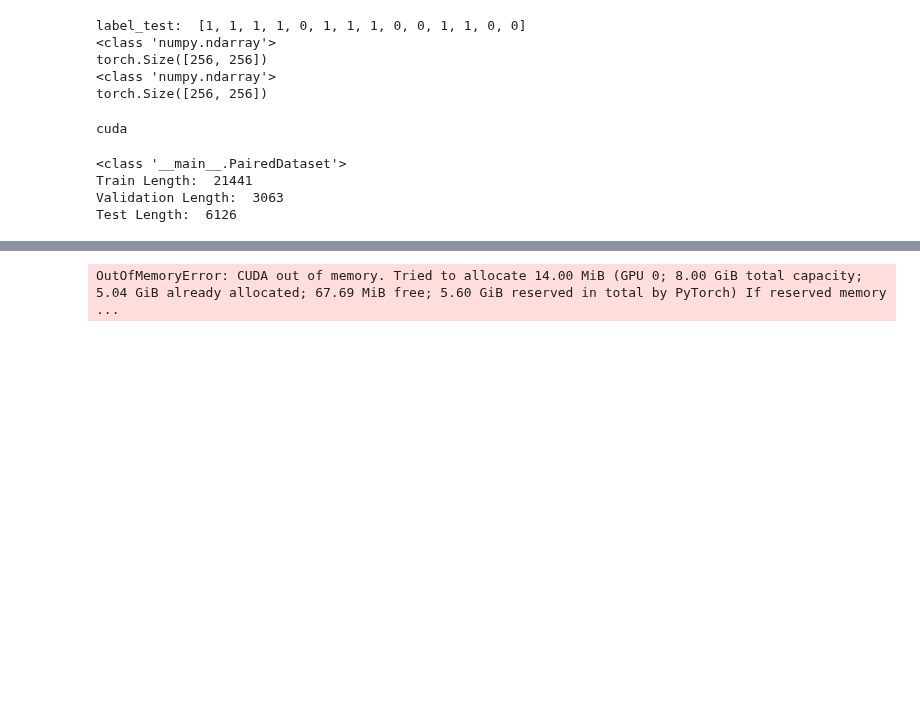
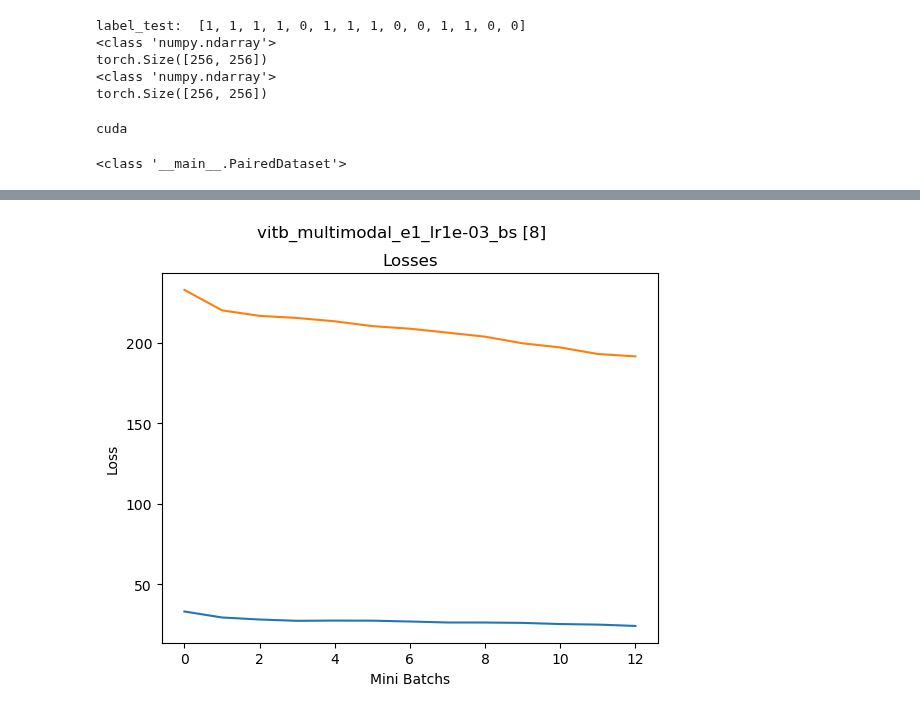
Before and after one commit to MattanTseng/ME_592_Final_Project, a Jupyter notebook: Pre_Trained_Model/hyperparameter_optimization_multimodal.ipynb, the cells around one changed output, grey strips where cells are left out. Drawn from its saved outputs; the diff is of its cells as text; code cells hidden in the pictures; blank space fills up the shorter version.

Commit message:
cleaned multimodal

```diff
--- a/Pre_Trained_Model/hyperparameter_optimization_multimodal.ipynb
+++ b/Pre_Trained_Model/hyperparameter_optimization_multimodal.ipynb
@@ -234,7 +175,7 @@ def transform_val(input):
         x = 1.0
     return x
 # %%
-def train_model(train_dataset, validation_dataset,config, benchmark=0.33):
+def train_model(pairDataset,config, benchmark=0.33):
     # now let's train this thing.
 
     #batchsize = 2
@@ -344,6 +285,26 @@ def train_model(train_dataset, validation_dataset,config, benchmark=0.33):
     print("Elapsed Training Time: ", datetime.timedelta(seconds = train_time))
     print('Finished Training')
 
+    #model_name= "vitb_model_e" + str(epochs) + f"_drop{dropout:.0e}" + f"_lr{learning_rate:.0e}" + "_bs "+ str(batch_size)
+    model_name= "vitb_multimodal_e" + str(epochs) + f"_lr{learning_rate:.0e}" + "_bs "+ str(batch_size)
+    model_filepath="../Logging/" + model_name + ".pth"
+
+    figure_path="../Logging/" + model_name + ".png"
+
+    print(model_filepath)
+
+    torch.save(testModel.state_dict(), model_filepath)
+
+    fig, axs = plt.subplots()
+    axs.plot(training_losses)
+    axs.plot(validation_losses)
+    axs.set_title("Losses")
+    axs.set_xlabel("Mini Batchs")
+    axs.set_ylabel("Loss")
+
+    fig.suptitle(model_name)
+    plt.savefig(figure_path, dpi=300)
+
     testModel.eval()
     total = 0.0
     v_corc_arr = np.zeros((1,14))
@@ -380,27 +341,24 @@ pairDataset = PairedDataset(pairCSV, root_dir=root_path, label_col="EncodedLabel
 print(type(pairDataset))
 
 # split into test train validate
-train_size = int(0.7 * len(pairDataset))
-val_size = int(0.1 * len(pairDataset))
-test_size = int(0.2 * len(pairDataset))
+#train_size = int(0.7 * len(pairDataset))
+#val_size = int(0.1 * len(pairDataset))
+#test_size = int(0.2 * len(pairDataset))
 
 
-train_dataset, val_dataset, test_dataset = random_split(pairDataset, [train_size, val_size, test_size])
+#train_dataset, val_dataset, test_dataset = random_split(pairDataset, [train_size, val_size, test_size])
 
-print("Train Length: ", len(train_dataset))
-print("Validation Length: ", len(val_dataset))
-print("Test Length: ", len(test_dataset))
+#print("Train Length: ", len(train_dataset))
+#print("Validation Length: ", len(val_dataset))
+#print("Test Length: ", len(test_dataset))
 # %% [output]
 <class '__main__.PairedDataset'>
-Train Length:  21441
-Validation Length:  3063
-Test Length:  6126
 # %%
 result_list = []
 
 #Grid search parameters
-batch_size=[8, 16]
-learn_rate=[0.01, 0.001, 0.0001]
+batch_size=[8]
+learn_rate=[0.001]
 epochs=[1]
 
 
@@ -417,7 +375,7 @@ for e in epochs:
 
             print(config)
             print("Train Start. Iteration: ",it)
-            t_loss,v_loss, v_acc_str, end_Ep=train_model(train_dataset, val_dataset,config)
+            t_loss,v_loss, v_acc_str, end_Ep=train_model(pairDataset,config)
             #t_loss,v_loss, acc, end_Ep=train_model(train_dataset, val_dataset,config)
 
             list_row= str(bs) + "," + str(lr) + "," + str(t_loss) + "," + str(v_loss) + "," + str(end_Ep) + "," + v_acc_str
@@ -452 +411 @@ Finished Training
-OutOfMemoryError: CUDA out of memory. Tried to allocate 14.00 MiB (GPU 0; 8.00 GiB total capacity; 5.04 GiB already allocated; 67.69 MiB free; 5.60 GiB reserved in total by PyTorch) If reserved memory ...
+[figure, added]
```
Also changed, not shown: parts of 9 cells of this notebook.
